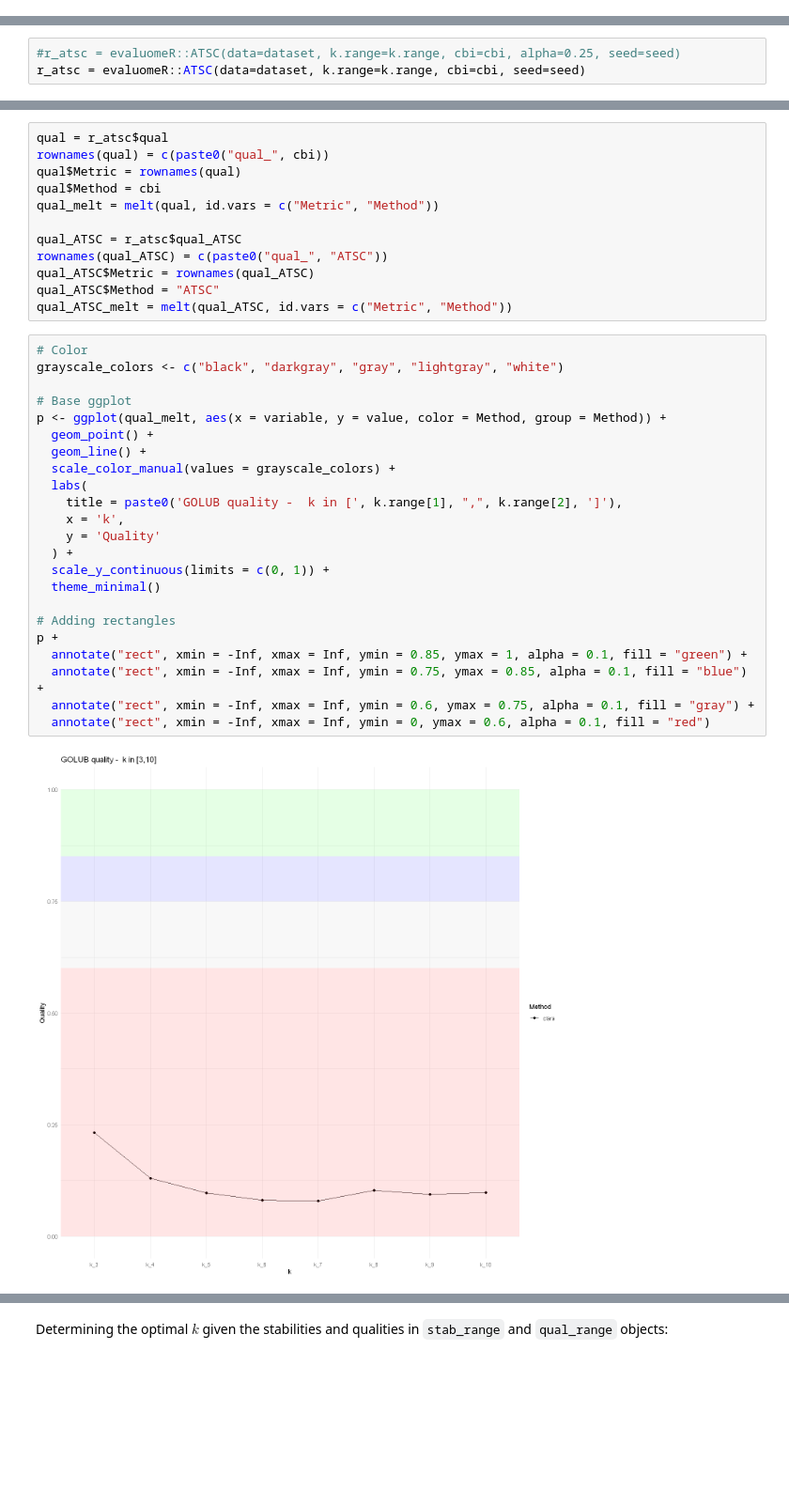
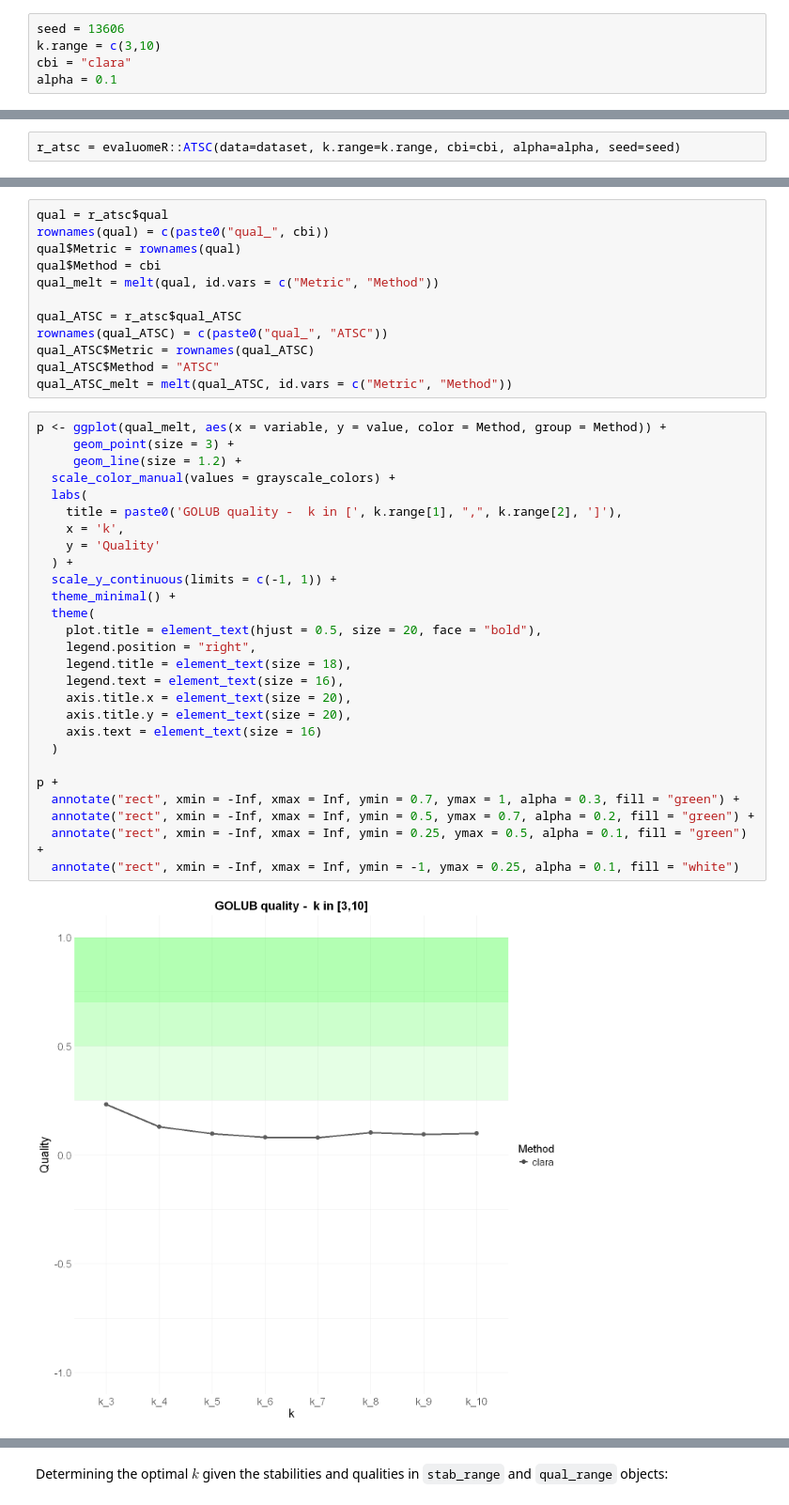
Before and after one commit to neobernad/evaluomeR, a Jupyter notebook: notebooks/use_cases/golub-atsc.ipynb, the cells around one changed output, grey strips where cells are left out. Shown at 94% size. Cells and saved outputs as stored; diff of their text form; blank space fills up the shorter version.

```diff
--- a/notebooks/use_cases/golub-atsc.ipynb
+++ b/notebooks/use_cases/golub-atsc.ipynb
@@ -24,6 +43,11 @@ options(scipen=10)
 * [CER](#cer)
 # %% [markdown]
 # Dataset <a class="anchor" id="dataset"></a>
+# %%
+seed = 13606
+k.range = c(3,10)
+cbi = "clara"
+alpha = 0.1
 # %%
 data("golub")
 golub = golub
@@ -92,6 +112,5 @@ cbi = "clara"
 # %%
-#r_atsc = evaluomeR::ATSC(data=dataset, k.range=k.range, cbi=cbi, alpha=0.25, seed=seed)
-r_atsc = evaluomeR::ATSC(data=dataset, k.range=k.range, cbi=cbi, seed=seed)
+r_atsc = evaluomeR::ATSC(data=dataset, k.range=k.range, cbi=cbi, alpha=alpha, seed=seed)
 # %% [output]
 Computing optimal k value with 'clara'
 
@@ -199,28 +267,32 @@ qual_ATSC$Metric = rownames(qual_ATSC)
 qual_ATSC$Method = "ATSC"
 qual_ATSC_melt = melt(qual_ATSC, id.vars = c("Metric", "Method"))
 # %%
-# Color
-grayscale_colors <- c("black", "darkgray", "gray", "lightgray", "white")
-
-# Base ggplot
 p <- ggplot(qual_melt, aes(x = variable, y = value, color = Method, group = Method)) +
-  geom_point() +
-  geom_line() +
+     geom_point(size = 3) +
+     geom_line(size = 1.2) +
   scale_color_manual(values = grayscale_colors) +
   labs(
     title = paste0('GOLUB quality -  k in [', k.range[1], ",", k.range[2], ']'),
     x = 'k',
     y = 'Quality'
   ) +
-  scale_y_continuous(limits = c(0, 1)) +
-  theme_minimal()
+  scale_y_continuous(limits = c(-1, 1)) +
+  theme_minimal() +
+  theme(
+    plot.title = element_text(hjust = 0.5, size = 20, face = "bold"),
+    legend.position = "right",
+    legend.title = element_text(size = 18),
+    legend.text = element_text(size = 16),
+    axis.title.x = element_text(size = 20),
+    axis.title.y = element_text(size = 20),
+    axis.text = element_text(size = 16)
+  )
 
-# Adding rectangles
 p +
-  annotate("rect", xmin = -Inf, xmax = Inf, ymin = 0.85, ymax = 1, alpha = 0.1, fill = "green") +
-  annotate("rect", xmin = -Inf, xmax = Inf, ymin = 0.75, ymax = 0.85, alpha = 0.1, fill = "blue") +
-  annotate("rect", xmin = -Inf, xmax = Inf, ymin = 0.6, ymax = 0.75, alpha = 0.1, fill = "gray") +
-  annotate("rect", xmin = -Inf, xmax = Inf, ymin = 0, ymax = 0.6, alpha = 0.1, fill = "red")
+  annotate("rect", xmin = -Inf, xmax = Inf, ymin = 0.7, ymax = 1, alpha = 0.3, fill = "green") +
+  annotate("rect", xmin = -Inf, xmax = Inf, ymin = 0.5, ymax = 0.7, alpha = 0.2, fill = "green") +
+  annotate("rect", xmin = -Inf, xmax = Inf, ymin = 0.25, ymax = 0.5, alpha = 0.1, fill = "green") +
+  annotate("rect", xmin = -Inf, xmax = Inf, ymin = -1, ymax = 0.25, alpha = 0.1, fill = "white")
 # %% [output]
-[figure, old version]
+[figure, new version]
 # %%
```
Also changed, not shown: parts of 17 cells of this notebook, 1 other file.
